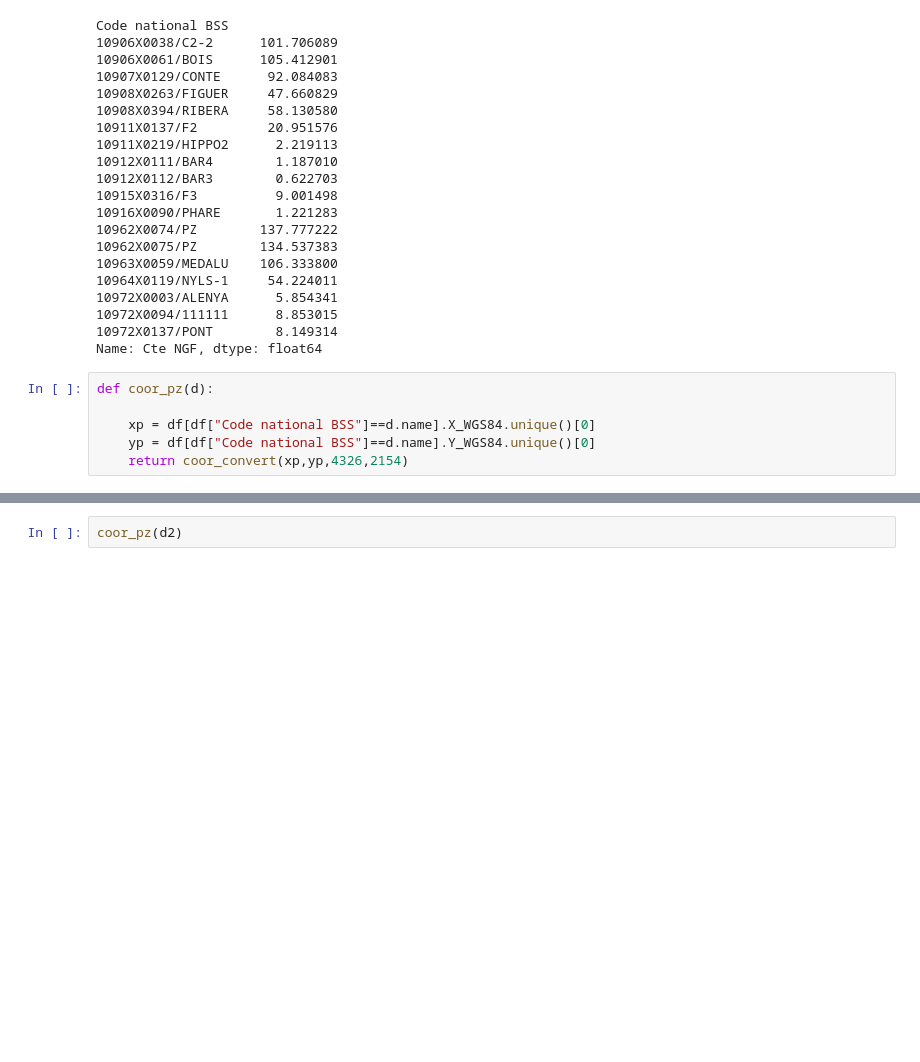
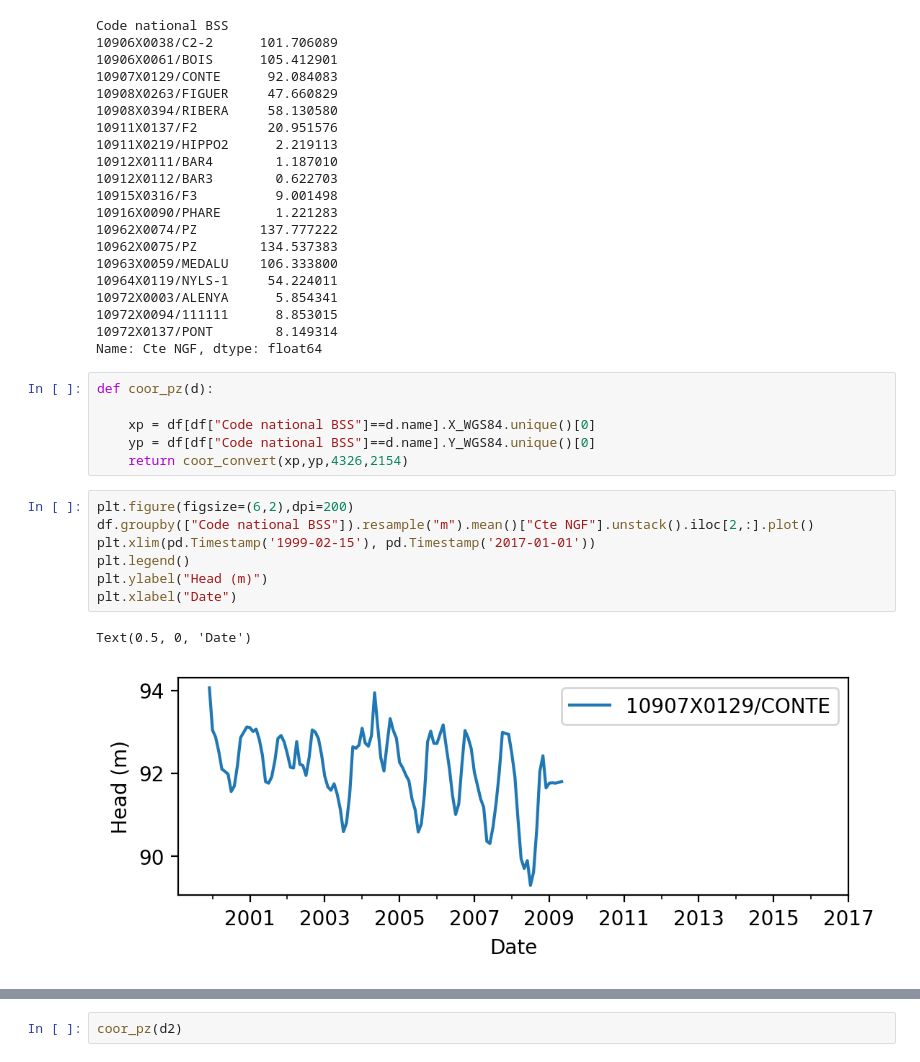
Before and after one commit to LudovicSchorpp/TM_Ludovic_Schorpp, a Jupyter notebook: codes_flopy/traitement_data/chroniques/chroniques.ipynb, the cells around one changed output, grey strips where cells are left out. Cells and saved outputs as stored; diff of their text form; blank space fills up the shorter version.

```diff
--- a/codes_flopy/traitement_data/chroniques/chroniques.ipynb
+++ b/codes_flopy/traitement_data/chroniques/chroniques.ipynb
@@ -95,3 +90,13 @@ def coor_pz(d):
     xp = df[df["Code national BSS"]==d.name].X_WGS84.unique()[0]
     yp = df[df["Code national BSS"]==d.name].Y_WGS84.unique()[0]
     return coor_convert(xp,yp,4326,2154)
+# %%
+plt.figure(figsize=(6,2),dpi=200)
+df.groupby(["Code national BSS"]).resample("m").mean()["Cte NGF"].unstack().iloc[2,:].plot()
+plt.xlim(pd.Timestamp('1999-02-15'), pd.Timestamp('2017-01-01'))
+plt.legend()
+plt.ylabel("Head (m)")
+plt.xlabel("Date")
+# %% [output]
+Text(0.5, 0, 'Date')
+[figure, added]
```
Also changed, not shown: parts of 5 cells of this notebook, 3 other files.
